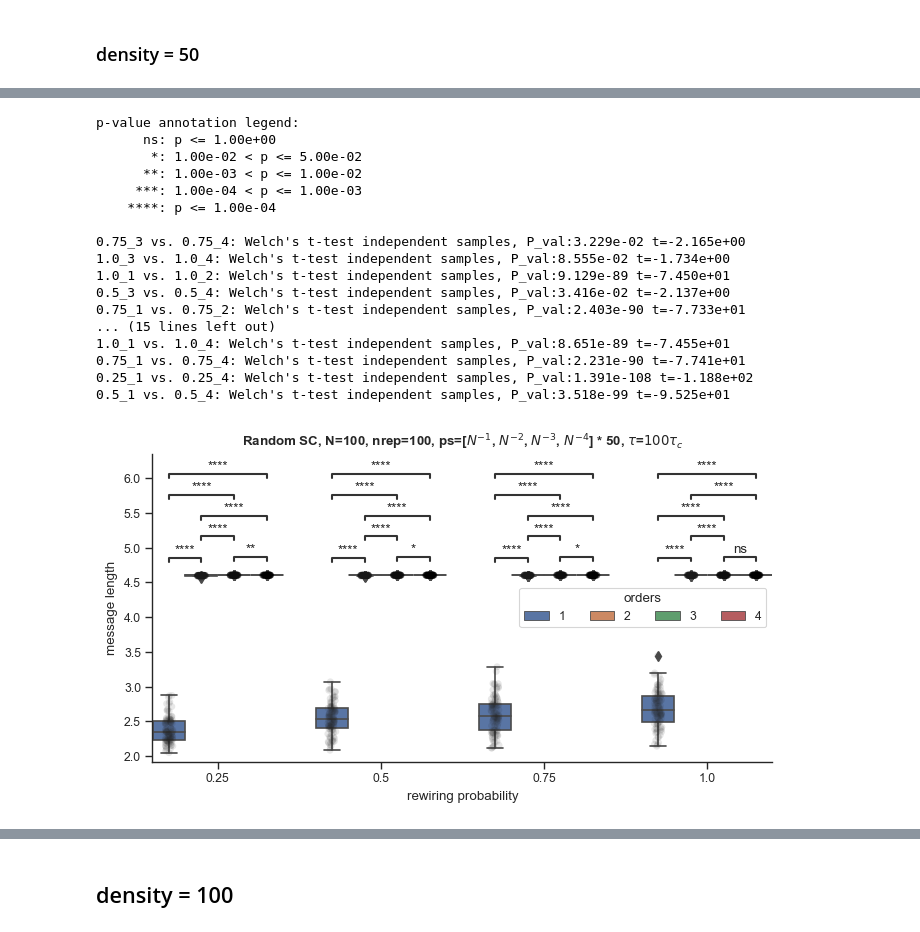
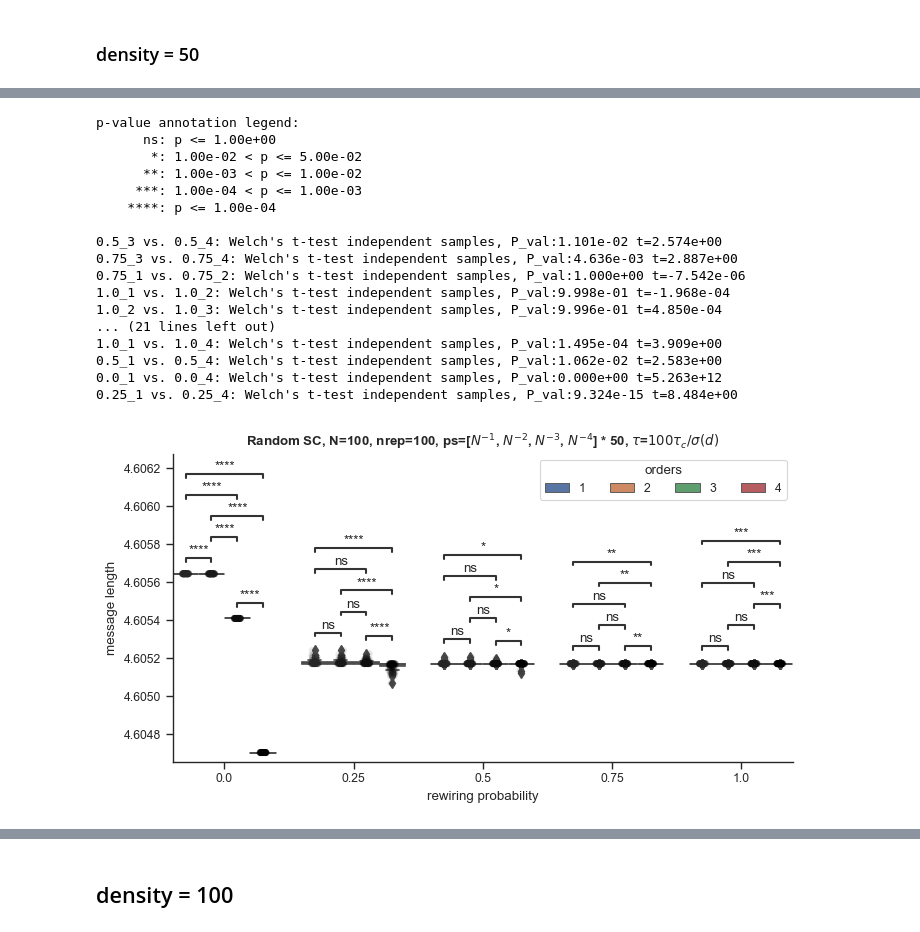
Before and after one commit to maximelucas/hypergraph_reducibility, a Jupyter notebook: notebooks/test_rescaling_RSC_luca.ipynb, the cells around one changed output, grey strips where cells are left out. Cells and saved outputs as stored; diff of their text form; code cells hidden in the pictures.

```diff
--- a/notebooks/test_rescaling_RSC_luca.ipynb
+++ b/notebooks/test_rescaling_RSC_luca.ipynb
@@ -754,5 +869,5 @@ labels = [f"{i}" for i in np.linspace(0.25,1,4)]
 # %%
-for i, s in enumerate(np.linspace(0.25,1,4)):
+for i, s in enumerate(np.linspace(0,1,5)):
     message_lengths[s] = pad_arr_list(message_lengths[s])
 
 df = pd.DataFrame.from_dict(message_lengths, orient="index").stack().to_frame()
@@ -837,15 +941,18 @@ orders = np.array(xgi.unique_edge_sizes(H0)) - 1
 weights = np.ones(len(orders))
 
 Hs = dict()
-for p in np.linspace(0.25,1,4):
+for p in np.linspace(0,1,5):
     Hs_i = []
     for rep in range(100):
         if (rep+1)%100==0:
             print(rep+1)
-        H = shuffle_hyperedges(S=H0, order=1, p=p)
-        H = shuffle_hyperedges(S=H, order=2, p=p)
-        H = shuffle_hyperedges(S=H, order=3, p=p)
-        H = shuffle_hyperedges(S=H, order=4, p=p)
+        if p != 0:
+            H = shuffle_hyperedges(S=H0, order=1, p=p)
+            H = shuffle_hyperedges(S=H, order=2, p=p)
+            H = shuffle_hyperedges(S=H, order=3, p=p)
+            H = shuffle_hyperedges(S=H, order=4, p=p)
+        else:
+            H = xgi.Hypergraph(H0.edges.members(dtype=dict))
         Hs_i.append(H)
     Hs[p] = Hs_i
 # %% [output]
@@ -870,7 +978,7 @@ for p, Hs_i in Hs.items():
         orders = np.array(xgi.unique_edge_sizes(H)) - 1
         weights = np.ones(len(orders))
         tau_c = find_charact_tau(H, orders, weights, rescale_per_node=False)
-        Ds_H, lZs_H, orders = compute_information(H, 100*tau_c, rescale_per_node=False)
+        Ds_H, lZs_H = optimization_rescaled(H, 100*tau_c, inverse_rescaling_factors, rescale_per_node=False)
 
         info_losses_i.append(Ds_H)
         complexities_i.append(lZs_H)
@@ -881,10 +989,8 @@ for p, Hs_i in Hs.items():
     complexities[p] = complexities_i
     orders_arr[p] = orders_arr_i
     message_lengths[p]= message_lengths_i
-
-labels = [f"{i}" for i in np.linspace(0.25,1,4)]
 # %%
-for i, s in enumerate(np.linspace(0.25,1,4)):
+for i, s in enumerate(np.linspace(0,1,5)):
     message_lengths[s] = pad_arr_list(message_lengths[s])
 
 df = pd.DataFrame.from_dict(message_lengths, orient="index").stack().to_frame()
@@ -901,60 +1007,49 @@ dff = df.reset_index(names=["rewiring probability", "rep"]).melt(
     value_name="message length",
 )
 # %%
-from statannotations.Annotator import Annotator
-
 fix, ax = plt.subplots(figsize=(8, 4))
-
-#palette = sb.color_palette("Set1", n_colors=4)
-
-#box_params = {
-#    'boxprops':{'facecolor':'none'},
-#    'medianprops':{'color':'silver'},
-    #'whiskerprops':{'color':'blue'},
-    #'capprops':{'color':'yellow'}
-#}
 
 sb.boxplot(data=dff, hue="order", y="message length", x="rewiring probability", ax=ax)#, **box_params)
 plt.legend(title= "orders",ncols = 4)
 
 sb.stripplot(data=dff, hue="order", y="message length", x="rewiring probability", ax=ax, color="black", dodge=True, alpha=0.1, legend=False)
 
 sb.despine()
-ax.set_title(rf"Random SC, N={N}, nrep={100}, ps=[$N^{{-1}}$, $N^{{-2}}$, $N^{{-3}}$, $N^{{-4}}$] * 50, $\tau$=$100\tau_c$", weight="bold")
+ax.set_title(rf"Random SC, N={N}, nrep={100}, ps=[$N^{{-1}}$, $N^{{-2}}$, $N^{{-3}}$, $N^{{-4}}$] * 50, $\tau$=$100\tau_c/\sigma(d)$", weight="bold")
 
 
 pairs = []
-for p in np.linspace(0.25,1,4):
+for p in np.linspace(0,1,5):
     pairs.append( [(p, 3), (p, 4) ] )
     pairs.append( [(p, 1), (p, 2) ] )
     pairs.append( [(p, 1), (p, 3) ] )
     pairs.append( [(p, 1), (p, 4) ] )
     pairs.append( [(p, 2), (p, 3) ] )
     pairs.append( [(p, 2), (p, 4) ] )
 
 annotator = Annotator(ax, pairs, data=dff, x="rewiring probability", y="message length", hue="order")
 annotator.configure(test='t-test_welch', text_format='star', loc='inside')
 annotator.apply_and_annotate()
 
 #fig_name = f"message_length_RHG_N{N}_pwiring_{sparsity_scales}_nreps_{n_rep}_boxplot"
-fig_name = f"message_length_RSC_N_100_p_25_50_75_100_s_50_char_tau_100_boxplot"
+fig_name = f"message_length_RSC_N_100_p_25_50_75_100_s_50_char_tau_100_rescaled_boxplot"
 plt.savefig(f"{out_dir}{fig_name}.png", dpi=250, bbox_inches="tight")
 # %% [output]
 p-value annotation legend:
       ns: p <= 1.00e+00
        *: 1.00e-02 < p <= 5.00e-02
       **: 1.00e-03 < p <= 1.00e-02
      ***: 1.00e-04 < p <= 1.00e-03
     ****: p <= 1.00e-04
 
-0.75_3 vs. 0.75_4: Welch's t-test independent samples, P_val:3.229e-02 t=-2.165e+00
-1.0_3 vs. 1.0_4: Welch's t-test independent samples, P_val:8.555e-02 t=-1.734e+00
-1.0_1 vs. 1.0_2: Welch's t-test independent samples, P_val:9.129e-89 t=-7.450e+01
-0.5_3 vs. 0.5_4: Welch's t-test independent samples, P_val:3.416e-02 t=-2.137e+00
-0.75_1 vs. 0.75_2: Welch's t-test independent samples, P_val:2.403e-90 t=-7.733e+01
-... (15 lines left out)
-1.0_1 vs. 1.0_4: Welch's t-test independent samples, P_val:8.651e-89 t=-7.455e+01
-0.75_1 vs. 0.75_4: Welch's t-test independent samples, P_val:2.231e-90 t=-7.741e+01
-0.25_1 vs. 0.25_4: Welch's t-test independent samples, P_val:1.391e-108 t=-1.188e+02
-0.5_1 vs. 0.5_4: Welch's t-test independent samples, P_val:3.518e-99 t=-9.525e+01
+0.5_3 vs. 0.5_4: Welch's t-test independent samples, P_val:1.101e-02 t=2.574e+00
+0.75_3 vs. 0.75_4: Welch's t-test independent samples, P_val:4.636e-03 t=2.887e+00
+0.75_1 vs. 0.75_2: Welch's t-test independent samples, P_val:1.000e+00 t=-7.542e-06
+1.0_1 vs. 1.0_2: Welch's t-test independent samples, P_val:9.998e-01 t=-1.968e-04
+1.0_2 vs. 1.0_3: Welch's t-test independent samples, P_val:9.996e-01 t=4.850e-04
+... (21 lines left out)
+1.0_1 vs. 1.0_4: Welch's t-test independent samples, P_val:1.495e-04 t=3.909e+00
+0.5_1 vs. 0.5_4: Welch's t-test independent samples, P_val:1.062e-02 t=2.583e+00
+0.0_1 vs. 0.0_4: Welch's t-test independent samples, P_val:0.000e+00 t=5.263e+12
+0.25_1 vs. 0.25_4: Welch's t-test independent samples, P_val:9.324e-15 t=8.484e+00
-[figure, old version]
+[figure, new version]
```
Also changed, not shown: parts of 16 cells of this notebook, 4 other files.
